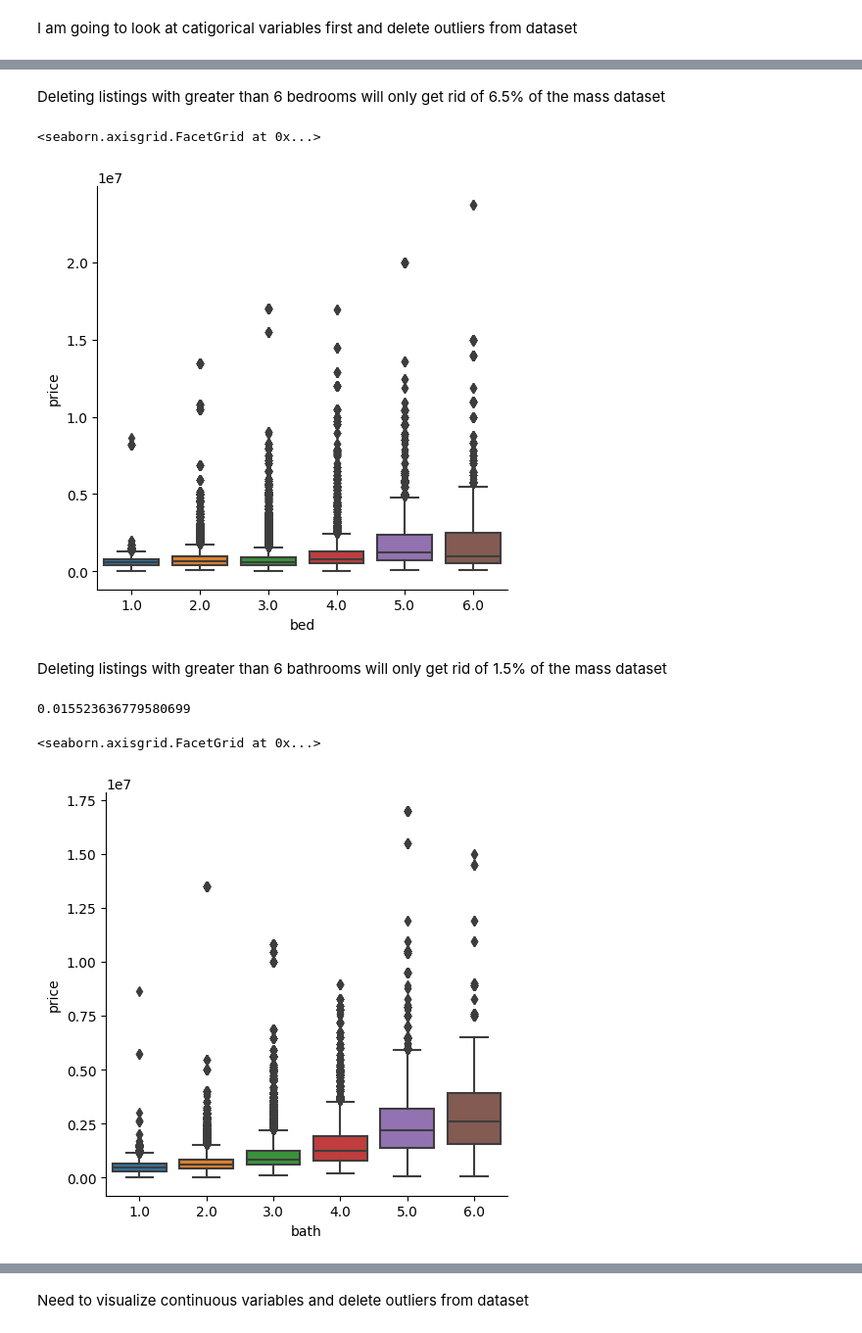
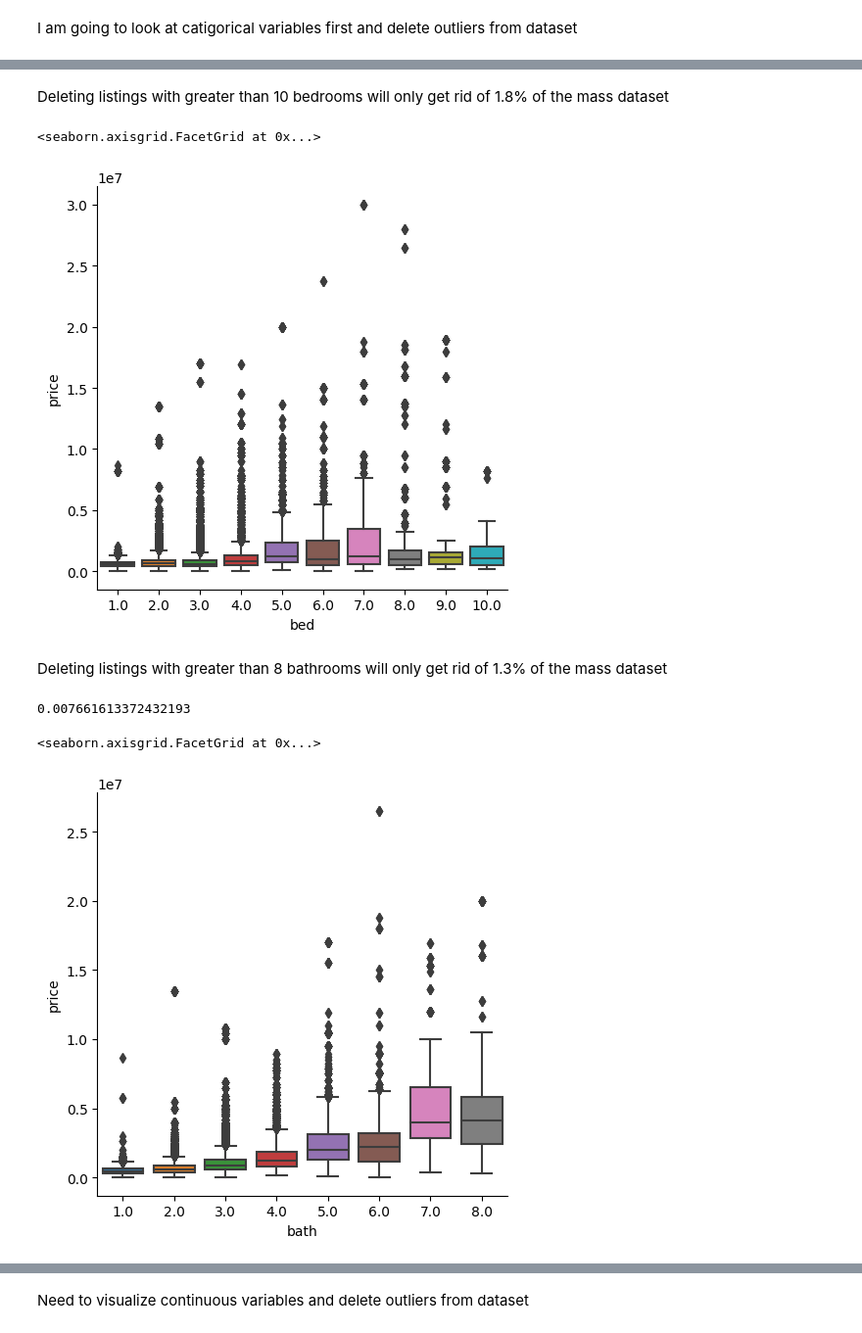
Before and after one commit to joeyc13/Real_estate_data, a Jupyter notebook: real_estate.ipynb, the cells around one changed output, grey strips where cells are left out. Shown at 98% size. Cells and saved outputs as stored; diff of their text form; code cells hidden in the pictures.

```diff
--- a/real_estate.ipynb
+++ b/real_estate.ipynb
@@ -81,27 +84,27 @@ print(mass.bath.loc[mass['bath'] > 4].count() / mass.bath.count())
 # %% [markdown]
-Deleting listings with greater than 6 bedrooms will only get rid of 6.5% of the mass dataset
+Deleting listings with greater than 10 bedrooms will only get rid of 1.8% of the mass dataset
 # %%
-mass = mass.loc[mass['bed'] <= 6]
+mass = mass.loc[mass['bed'] <= 10]
 
 # mass.head()
 sns.catplot(data=mass, x='bed', y='price', kind='box')
 # %% [output]
 <seaborn.axisgrid.FacetGrid at 0x...>
-[figure, old version]
+[figure, new version]
 # %% [markdown]
-Deleting listings with greater than 6 bathrooms will only get rid of 1.5% of the mass dataset
+Deleting listings with greater than 8 bathrooms will only get rid of 1.3% of the mass dataset
 # %%
-print(mass.bath.loc[mass['bath'] > 6].count() / mass.bath.count())
+print(mass.bath.loc[mass['bath'] > 8].count() / mass.bath.count())
 # %% [output]
-0.015523636779580699
+0.007661613372432193
 # %%
-mass = mass.loc[mass['bath'] <= 6]
+mass = mass.loc[mass['bath'] <= 8]
 
 # mass.head()
 sns.catplot(data=mass, x='bath', y='price', kind='box')
 # %% [output]
 <seaborn.axisgrid.FacetGrid at 0x...>
-[figure, old version]
+[figure, new version]
 # %%
 mass.describe()
 # %% [output]
```
Also changed, not shown: parts of 19 cells of this notebook.
